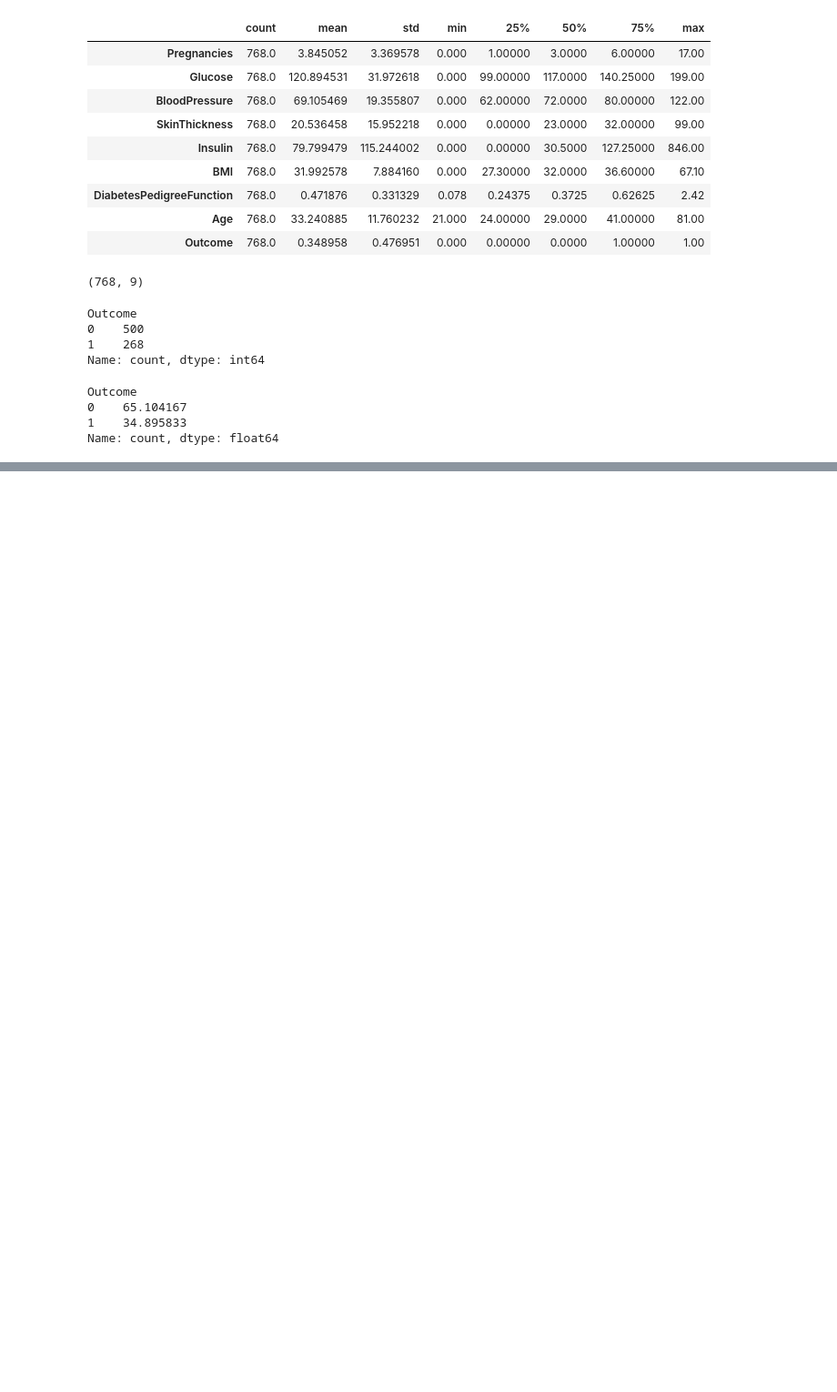
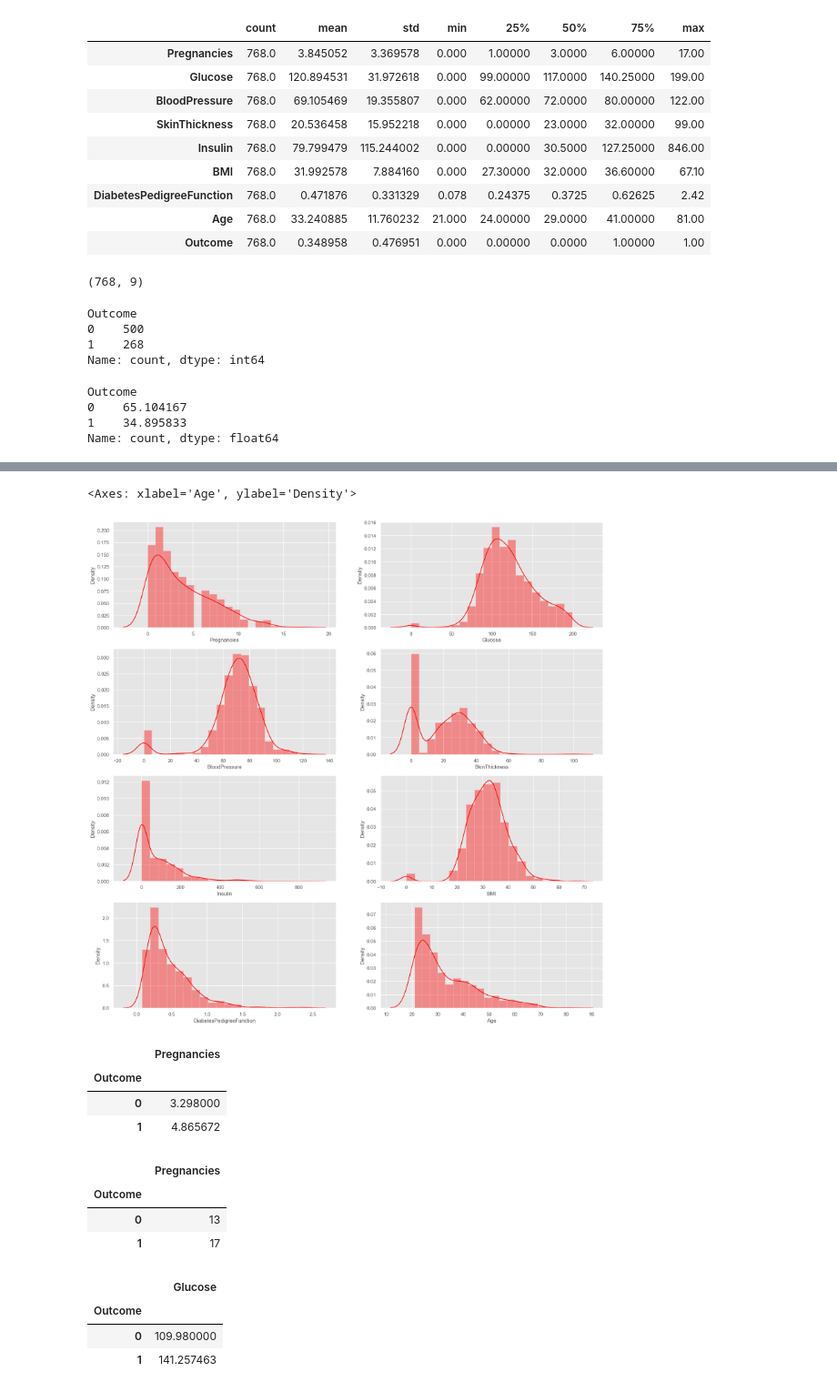
Before and after one commit to vikasjangidmk/A-Machine-Learning-Approach-to-Diabetes-Prediction-Performance-Comparison-of-Multiple-Classifiers, a Jupyter notebook: Notebook.ipynb, the cells around one changed output, grey strips where cells are left out. Shown: that part at 91% size. Cells and saved outputs as stored; diff of their text form; code cells hidden in the pictures; blank space fills up the shorter version.

```diff
--- a/Notebook.ipynb
+++ b/Notebook.ipynb
@@ -111,0 +145,34 @@ Name: count, dtype: float64
+# %%
+fig,ax = plt.subplots(4,2, figsize=(20,20))
+sns.distplot(df.Pregnancies, bins=20, ax=ax[0,0], color="red")
+sns.distplot(df.Glucose, bins=20, ax=ax[0,1], color="red")
+sns.distplot(df.BloodPressure, bins=20, ax=ax[1,0], color="red")
+sns.distplot(df.SkinThickness, bins=20, ax=ax[1,1], color="red")
+sns.distplot(df.Insulin, bins=20, ax=ax[2,0], color="red")
+sns.distplot(df.BMI, bins=20, ax=ax[2,1], color="red")
+sns.distplot(df.DiabetesPedigreeFunction, bins=20, ax=ax[3,0], color="red")
+sns.distplot(df.Age, bins=20, ax=ax[3,1], color="red")
+# %% [output]
+<Axes: xlabel='Age', ylabel='Density'>
+[figure, added]
+# %%
+df.groupby("Outcome").agg({"Pregnancies": "mean"}) # Pregnancies
+# %% [output]
+|  | Pregnancies |
+| Outcome |  |
+| 0 | 3.298000 |
+| 1 | 4.865672 |
+# %%
+df.groupby("Outcome").agg({"Pregnancies": "max"})
+# %% [output]
+|  | Pregnancies |
+| Outcome |  |
+| 0 | 13 |
+| 1 | 17 |
+# %%
+df.groupby("Outcome").agg({"Glucose": "mean"}) # Glucose
+# %% [output]
+|  | Glucose |
+| Outcome |  |
+| 0 | 109.980000 |
+| 1 | 141.257463 |
```
Also changed, not shown: parts of 18 cells of this notebook.
